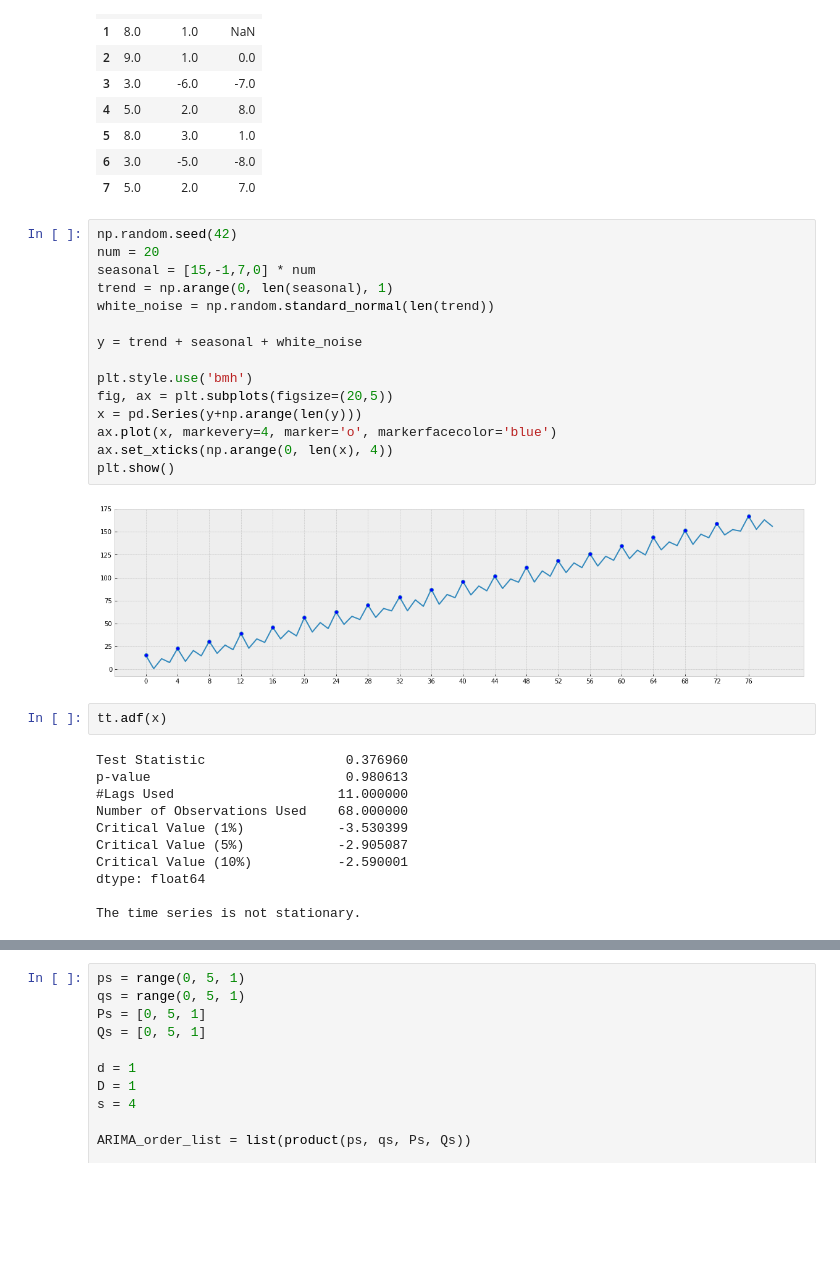
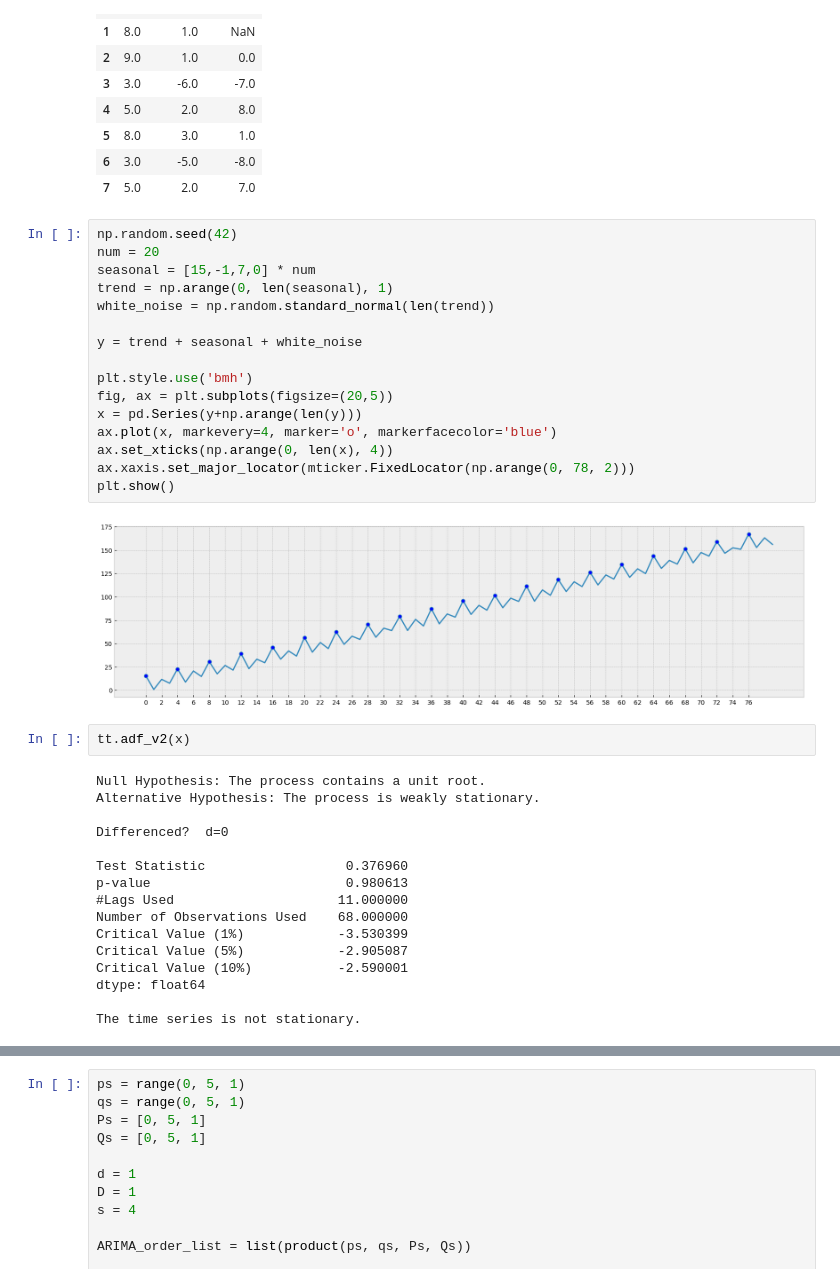
Before and after one commit to omdgit/TimeSeriesForecastingInPython, a Jupyter notebook: MyWork/08_ex_8_5_1.ipynb, the cells around one changed output, grey strips where cells are left out. Cells and saved outputs as stored; diff of their text form; blank space fills up the shorter version.

```diff
--- a/MyWork/08_ex_8_5_1.ipynb
+++ b/MyWork/08_ex_8_5_1.ipynb
@@ -226,23 +226,29 @@ df_x
 # %%
 np.random.seed(42)
 num = 20
 seasonal = [15,-1,7,0] * num
 trend = np.arange(0, len(seasonal), 1)
 white_noise = np.random.standard_normal(len(trend))
 
 y = trend + seasonal + white_noise
 
 plt.style.use('bmh')
 fig, ax = plt.subplots(figsize=(20,5))
 x = pd.Series(y+np.arange(len(y)))
 ax.plot(x, markevery=4, marker='o', markerfacecolor='blue')
 ax.set_xticks(np.arange(0, len(x), 4))
+ax.xaxis.set_major_locator(mticker.FixedLocator(np.arange(0, 78, 2)))
 plt.show()
 # %% [output]
-[figure, old version]
+[figure, new version]
 # %%
-tt.adf(x)
+tt.adf_v2(x)
 # %% [output]
+Null Hypothesis: The process contains a unit root.
+Alternative Hypothesis: The process is weakly stationary.
+
+Differenced?  d=0
+
 Test Statistic                  0.376960
 p-value                         0.980613
 #Lags Used                     11.000000
```
Also changed, not shown: parts of 10 cells of this notebook, 6 other files.
